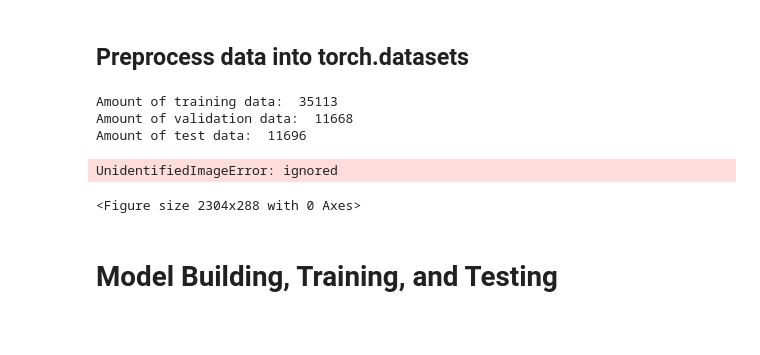
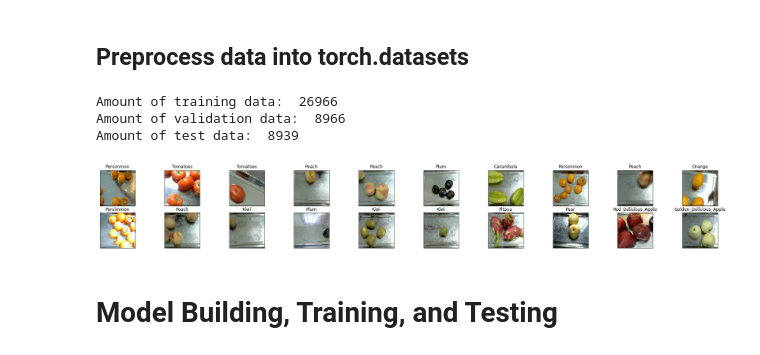
Before and after one commit to SupermarketAutomationAI/bounding_box, a Jupyter notebook: SupermarketAI_BoundingBox.ipynb, the cells around one changed output. Drawn from its saved outputs; the diff is of its cells as text; code cells hidden in the pictures.

Commit message:
Fixed bug where images were being labelled incorrectly before going into model and removed metadata files at another point in code that keep appearing

```diff
--- a/SupermarketAI_BoundingBox.ipynb
+++ b/SupermarketAI_BoundingBox.ipynb
@@ -188,12 +199,13 @@ test_dir = os.path.join(parent_dir, 'test/')
 # define a list of all classes that the model will be trained with
 
 # List different classes: 19 currently
-classes = ['Bananas', 'Carambola', 'Fuji Apples', 'Gala Apples', 'Golden Delicious Apples',
-           'Granny Smith Apples', 'Guava', 'Kiwi', 'Mango', 'Muskmelon', 'Oranges', 'Peach',
-           'Pear', 'Persimmon', 'Pitaya', 'Plum', 'Pomegranate', 'Red Delicious Apples',
-           'Tomatoes']
+classes = ['Banana', 'Carambola', 'Fuji_Apple', 'Gala_Apple', 'Golden_Delicious_Apple',
+           'Granny_Smith_Apple', 'Guava', 'Kiwi', 'Mango', 'Orange',
+           'Peach', 'Pear', 'Persimmon', 'Pitaya', 'Plum', 'Pomegranate',
+           'Red_Delicious_Apple', 'Tomatoes', 'muskmelon']
 
-data_CC_transform = transforms.Compose([transforms.CenterCrop([224,224]), transforms.ToTensor()])
+data_CC_transform = transforms.Compose([transforms.CenterCrop([224,224]),
+                                        transforms.ToTensor()])
 
 # apply the transforms to the data
 train_data = datasets.ImageFolder(train_dir, transform=data_CC_transform)
@@ -205,26 +217,27 @@ print("Amount of training data: ", len(train_data))
 print("Amount of validation data: ", len(val_data))
 print("Amount of test data: ", len(test_data))
 # %% [output]
-Amount of training data:  35113
-Amount of validation data:  11668
-Amount of test data:  11696
+Amount of training data:  26966
+Amount of validation data:  8966
+Amount of test data:  8939
 # %%
 # View 20 random, post processed, training images
 fig = plt.figure(figsize=(32, 4))
 train_loader = torch.utils.data.DataLoader(train_data, batch_size=1, shuffle=True)
 
 n=1
 for data in iter(train_loader):
   img,label = data
   if n <= 20:
     image = img.numpy()
     ax = fig.add_subplot(2, 20/2, n, xticks=[], yticks=[])
     plt.imshow(np.transpose(image[0], (1, 2, 0)))
     ax.set_title(classes[label])
     n = n+1
+  else:
+    break
 # %% [output]
-UnidentifiedImageError: ignored
-<Figure size 2304x288 with 0 Axes>
+[figure, added]
 # %% [markdown]
 # Model Building, Training, and Testing
 # %%
```
Also changed, not shown: parts of 2 cells of this notebook.
